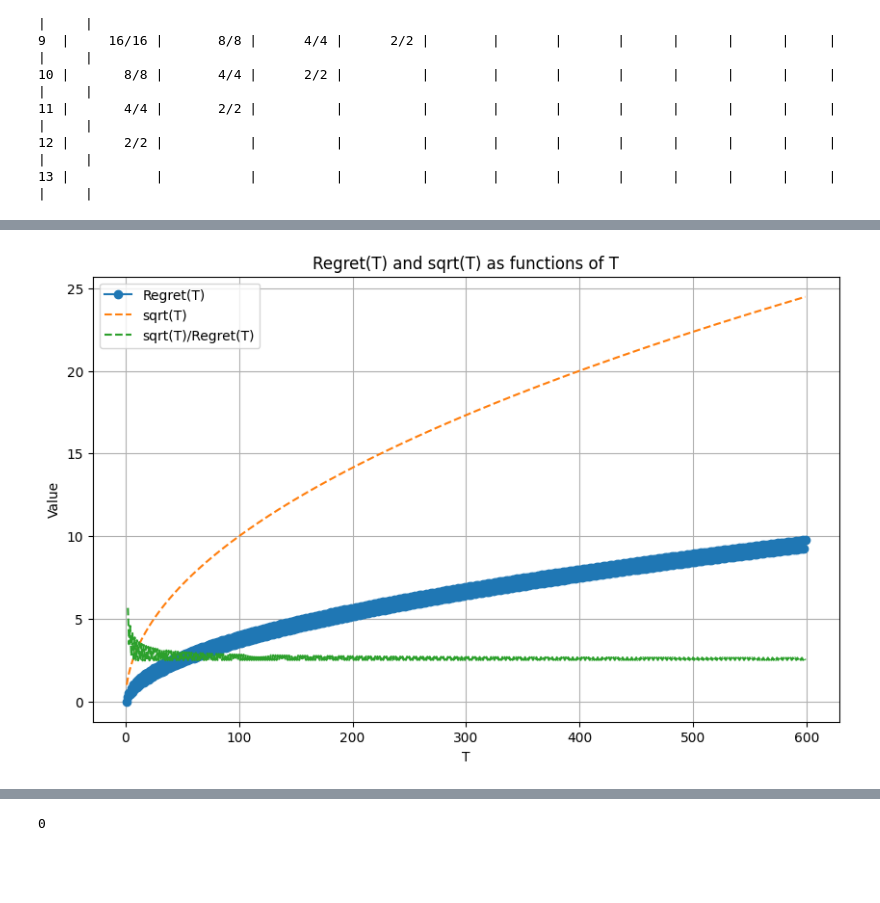
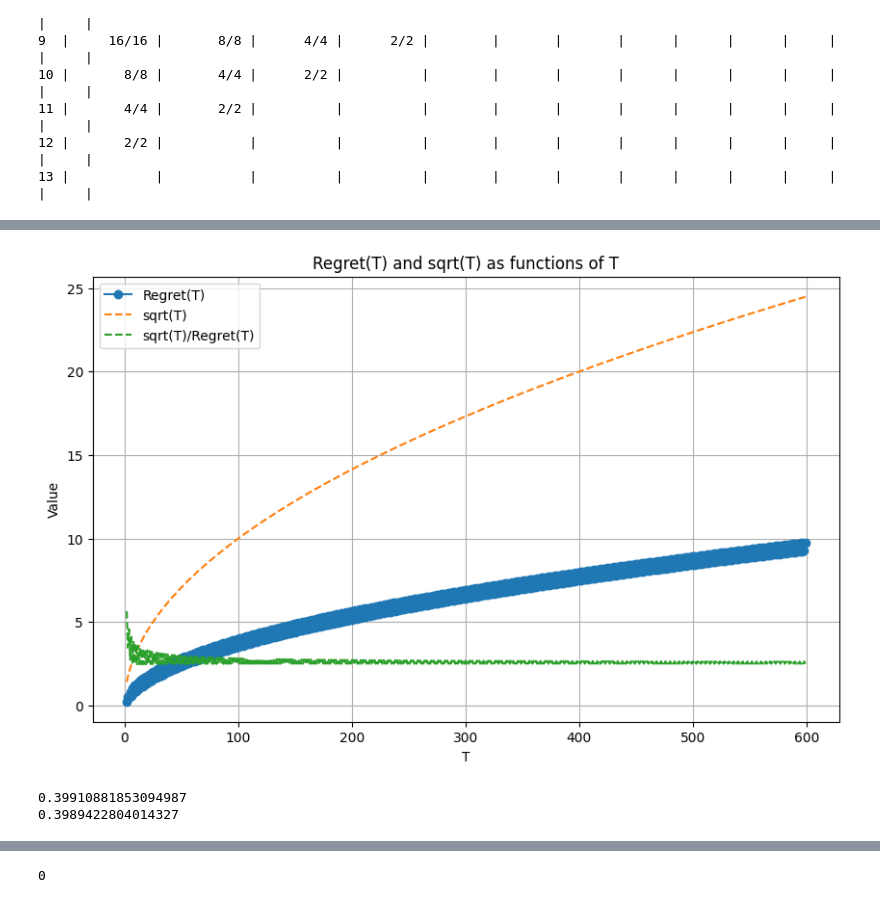
Before and after one commit to Hadartalisr/RL, a Jupyter notebook: LP/LP_test.ipynb, the cells around one changed output, grey strips where cells are left out. Cells and saved outputs as stored; diff of their text form; code cells hidden in the pictures; blank space fills up the shorter version.

```diff
--- a/LP/LP_test.ipynb
+++ b/LP/LP_test.ipynb
@@ -99,7 +99,7 @@ def get_lp_constraints(expressions, c):
     return list(constraints_dict.values())
 
 
-T = 9 # Depth of the tree
+T = 4 # Depth of the tree
 root = generate_full_binary_tree(T)
 c = LpVariable(name="c")
 model2 = LpProblem(name="experts-problem-1", sense=LpMinimize)
@@ -365,23 +323,0 @@ Optimal value of c: 1.5820312
-# %%
-def get_binomial_matrix(T, left_r, right_r):
-    w = math.floor(T * left_r / (left_r + right_r))
-    y = np.ndarray((T+1, T+1)).astype(str)
-    p = float(left_r / (left_r + right_r))
-    base_denominator = left_r + right_r
-    for i in range(T+1):
-        for j in range(T+1):
-            try:
-                fraction = Fraction(1 - binom.cdf(w-i, T-j-i, p))
-                desired_denominator = base_denominator ** (T - i - j)
-                fraction = create_fraction_with_specific_denominator(fraction, desired_denominator)
-            except Exception as e:
-                # print(e)
-                fraction = ""
-            y[i, j] = fraction
-    return y
-
-
-T = 20 # number of trials
-p = Fraction(1,2) # probability of success
-mat = get_binomial_matrix(T, left_r=1, right_r=1)
-print_matrix(mat)
@@ -406,4 +323,0 @@ print_matrix(mat)
-# %%
-T = 5
-mat = get_binomial_matrix(T, left_r=1, right_r=3)
-print_matrix(mat)
@@ -419,8 +324,5 @@ print_matrix(mat)
 # %%
-import matplotlib.pyplot as plt
-import numpy as np
-from scipy.stats import binom
-import math
+
 
 # Define the function to calculate regret
 def calc_regret(T):
@@ -428,35 +330,41 @@ def calc_regret(T):
     p = 0.5
     regret = 0
     for j in range(w):
         regret += (1 - binom.cdf(w, T-j, p))
     return regret
 
 # Generate values for T from 1 to 30
-T_values = np.arange(1, 600)
+T_values = np.arange(2, 600)
 
 # Calculate regret and sqrt(T) for each T
 regret_values = [calc_regret(T) for T in T_values]
 sqrt_T_values = np.sqrt(T_values)
 
 #create new arr of the regret values - (0.4 * sqrt(T))
 # sqrt_T_fact = [0.4 * sqrt_T for sqrt_T in sqrt_T_values]
 
 
 
 
 # Plotting
 plt.figure(figsize=(10, 6))
 plt.plot(T_values, regret_values, label='Regret(T)', marker='o')
 plt.plot(T_values, sqrt_T_values, label='sqrt(T)', linestyle='--')
 plt.plot(T_values, sqrt_T_values/regret_values, label='sqrt(T)/Regret(T)', linestyle='--')
 plt.title('Regret(T) and sqrt(T) as functions of T')
 plt.xlabel('T')
 plt.ylabel('Value')
 plt.legend()
 plt.grid(True)
 plt.show()
 # %% [output]
-[figure, old version]
+[figure, new version]
+# %%
+print(regret_values[len(T_values) - 1]/sqrt_T_values[len(T_values) - 1])
+print(1/math.sqrt(2*math.pi))
+# %% [output]
+0.39910881853094987
+0.3989422804014327
 # %%
 
 def s_hat(x):
```
Also changed, not shown: parts of 18 cells of this notebook.
